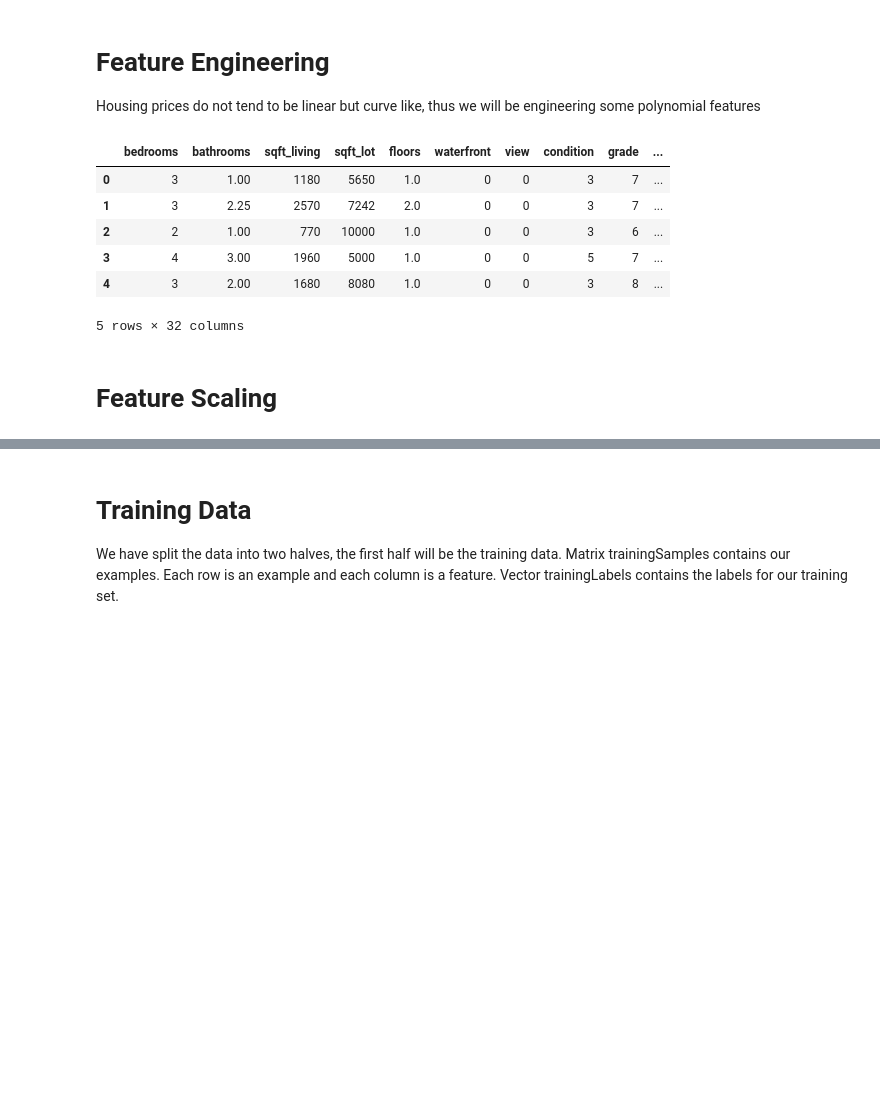
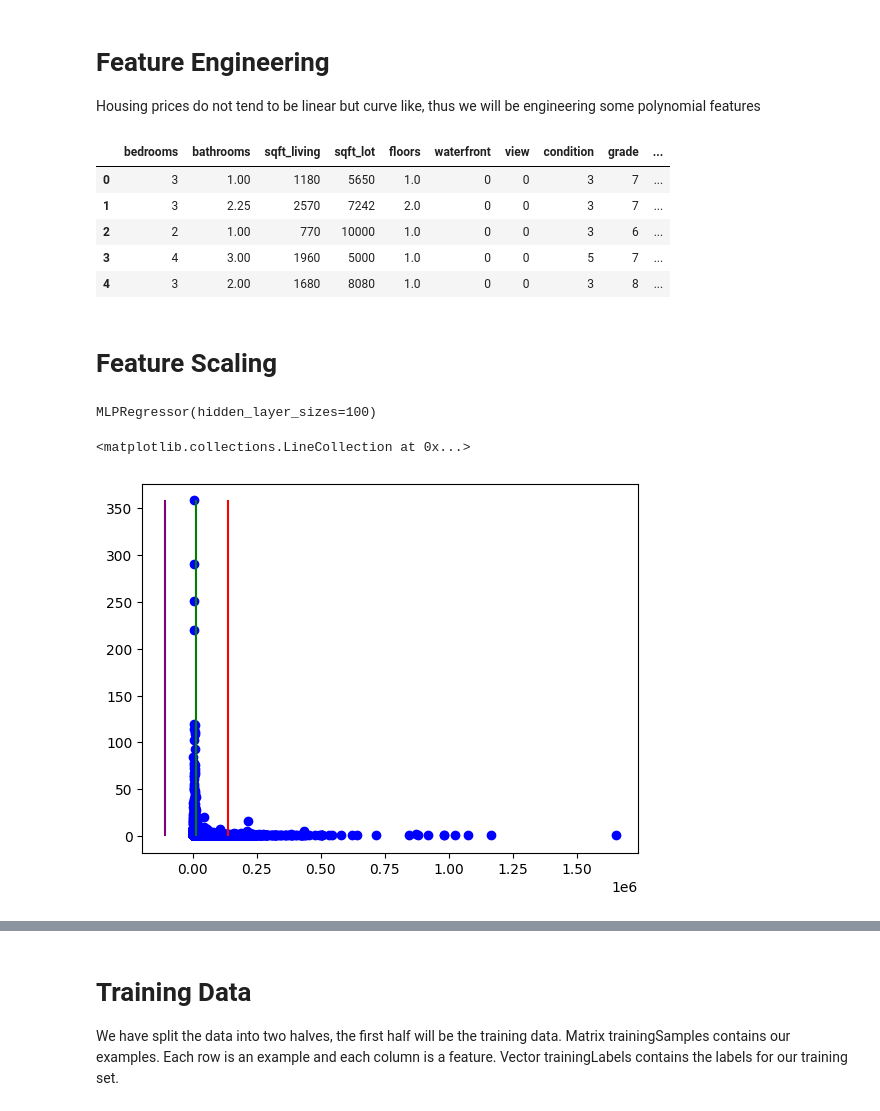
Before and after one commit to a-h-i/house-sale-king-county, a Jupyter notebook: regression.ipynb, the cells around one changed output, grey strips where cells are left out. Saved outputs shown, nothing was run; the diff lists cells and outputs as text; code cells hidden in the pictures; blank space fills up the shorter version.

```diff
--- a/regression.ipynb
+++ b/regression.ipynb
@@ -21,15 +25,17 @@ data = load_data.load_data("./data/kc_house_data.csv")
 Housing prices do not tend to be linear but curve like, thus we will be engineering some polynomial features
 # %%
 labels = data['price']
-data.drop(['price', 'date', 'id', 'lat', 'long'], axis=1, inplace=True)
-dataSquared = data.pow(2)
+engineeredData = data.copy()
+engineeredData.drop(['price'], axis=1, inplace=True)
+
+dataSquared = engineeredData.pow(2)
 dataSquared.rename(lambda c: f"{c} squared", inplace=True, axis='columns')
 
-dataCubed = data.pow(3)
+dataCubed = engineeredData.pow(3)
 dataCubed.rename(lambda c: f"{c} cubed", inplace=True, axis='columns')
 
-# engineeredData = data.join(dataSquared).join(dataCubed)
-engineeredData = data.join(dataSquared)
+# engineeredData = engineeredData.join(dataSquared).join(dataCubed)
+engineeredData = engineeredData #.join(dataSquared)
 engineeredData.head(5)
 # %% [output]
 |  | bedrooms | bathrooms | sqft_living | sqft_lot | floors | waterfront | view | condition | grade | ... |
@@ -38,12 +44,33 @@ engineeredData.head(5)
 | 2 | 2 | 1.00 | 770 | 10000 | 1.0 | 0 | 0 | 3 | 6 | ... |
 | 3 | 4 | 3.00 | 1960 | 5000 | 1.0 | 0 | 0 | 5 | 7 | ... |
 | 4 | 3 | 2.00 | 1680 | 8080 | 1.0 | 0 | 0 | 3 | 8 | ... |
-5 rows × 32 columns
 # %% [markdown]
 # Feature Scaling
+# %%
+encoder = OneHotEncoder(handle_unknown='ignore')
+# unique_zip_codes = np.unique(data['zipcode'].values)
+one_hot_encoded = encoder.fit_transform([[x] for x in data['zipcode'].values])
+mlp = MLPRegressor(100)
+mlp.fit(one_hot_encoded, data['price'].values)
+# %% [output]
+MLPRegressor(hidden_layer_sizes=100)
+# %%
+out = mlp.predict(one_hot_encoded)
+# %%
+data['zip_code_encoded'] = out
 # %%
 means = engineeredData.mean()
 stds = engineeredData.std()
 for column in engineeredData.columns:
     engineeredData[column] = engineeredData[column] - means[column]
     engineeredData[column] = engineeredData[column] / stds[column]
+# %%
+col = data['sqft_lot']
+unique, count = np.unique(col, return_counts=True)
+shift = col.mean() + 3 * col.std()
+shift2 = col.mean() - 3 * col.std()
+plt.scatter(unique, count, c='blue')
+plt.vlines([shift, shift2, col.mean()], ymin=0, ymax = max(count), colors=['red', 'purple', 'green'])
+# %% [output]
+<matplotlib.collections.LineCollection at 0x...>
+[figure, added]
```
Also changed, not shown: parts of 10 cells of this notebook.
